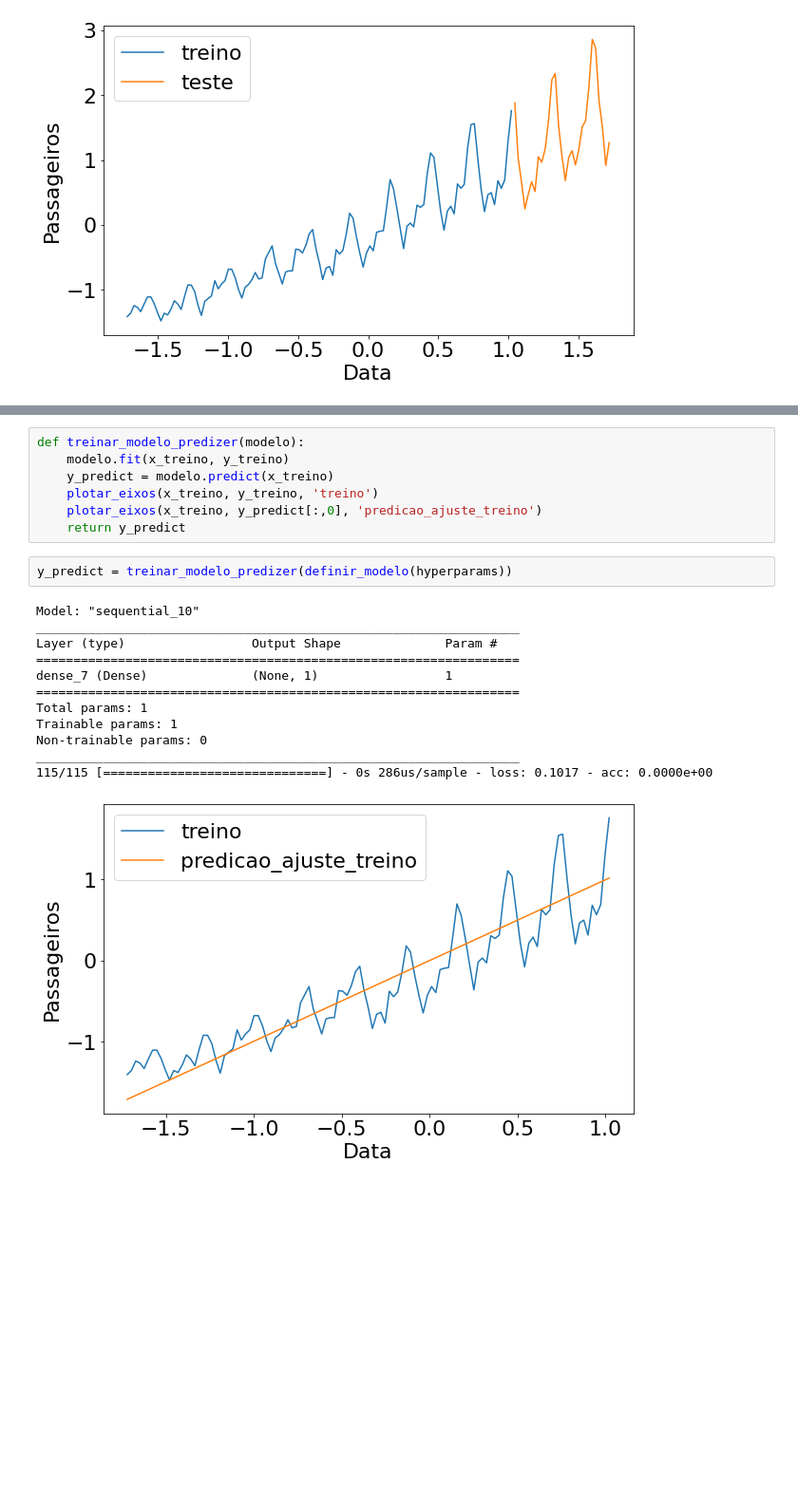
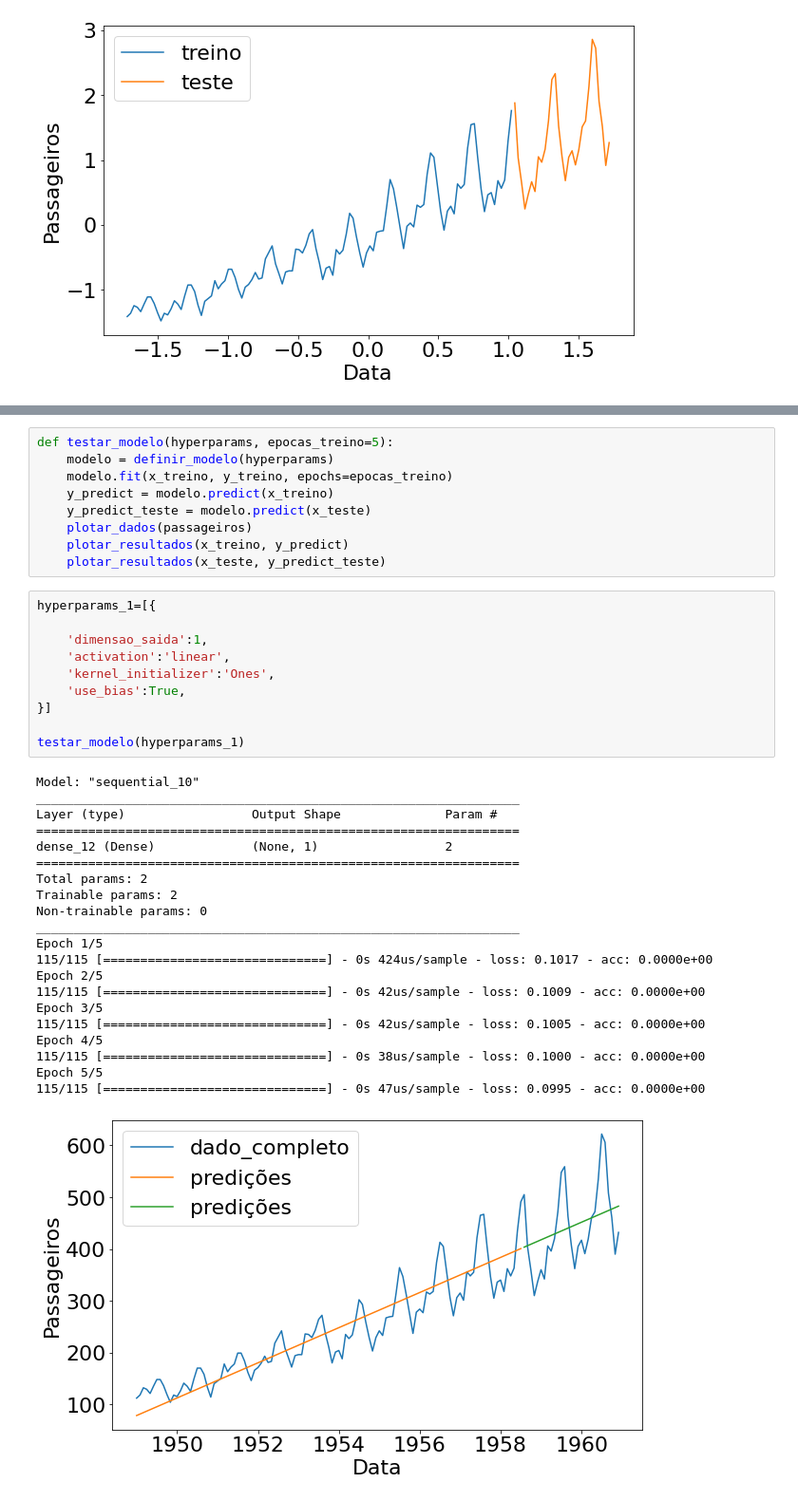
Before and after one commit to edabruzzo/machine_learning_alura, a Jupyter notebook: previsao_keras_1.ipynb, the cells around one changed output, grey strips where cells are left out. Shown at 95% size. Saved outputs shown, nothing was run; the diff lists cells and outputs as text; blank space fills up the shorter version.

```diff
--- a/previsao_keras_1.ipynb
+++ b/previsao_keras_1.ipynb
@@ -128,23 +125,42 @@ def definir_modelo(hyperparams=None):
 # %%
-def treinar_modelo_predizer(modelo):
-    modelo.fit(x_treino, y_treino)
+def testar_modelo(hyperparams, epocas_treino=5):
+    modelo = definir_modelo(hyperparams)
+    modelo.fit(x_treino, y_treino, epochs=epocas_treino)
     y_predict = modelo.predict(x_treino)
-    plotar_eixos(x_treino, y_treino, 'treino')
-    plotar_eixos(x_treino, y_predict[:,0], 'predicao_ajuste_treino')
-    return y_predict
+    y_predict_teste = modelo.predict(x_teste)
+    plotar_dados(passageiros)
+    plotar_resultados(x_treino, y_predict)
+    plotar_resultados(x_teste, y_predict_teste)
-# %%
-y_predict = treinar_modelo_predizer(definir_modelo(hyperparams))
-# %% [output]
-Model: "sequential_10"
-_________________________________________________________________
-Layer (type)                 Output Shape              Param #
-=================================================================
-dense_7 (Dense)              (None, 1)                 1
-=================================================================
-Total params: 1
-Trainable params: 1
-Non-trainable params: 0
-_________________________________________________________________
-115/115 [==============================] - 0s 286us/sample - loss: 0.1017 - acc: 0.0000e+00
-[figure, removed]
+# %%
+hyperparams_1=[{
+
+    'dimensao_saida':1,
+    'activation':'linear',
+    'kernel_initializer':'Ones',
+    'use_bias':True,
+}]
+
+testar_modelo(hyperparams_1)
+# %% [output]
+Model: "sequential_10"
+_________________________________________________________________
+Layer (type)                 Output Shape              Param #
+=================================================================
+dense_12 (Dense)             (None, 1)                 2
+=================================================================
+Total params: 2
+Trainable params: 2
+Non-trainable params: 0
+_________________________________________________________________
+Epoch 1/5
+115/115 [==============================] - 0s 424us/sample - loss: 0.1017 - acc: 0.0000e+00
+Epoch 2/5
+115/115 [==============================] - 0s 42us/sample - loss: 0.1009 - acc: 0.0000e+00
+Epoch 3/5
+115/115 [==============================] - 0s 42us/sample - loss: 0.1005 - acc: 0.0000e+00
+Epoch 4/5
+115/115 [==============================] - 0s 38us/sample - loss: 0.1000 - acc: 0.0000e+00
+Epoch 5/5
+115/115 [==============================] - 0s 47us/sample - loss: 0.0995 - acc: 0.0000e+00
+[figure, added]
 # %%
```
Also changed, not shown: parts of 7 cells of this notebook, 1 other file.
